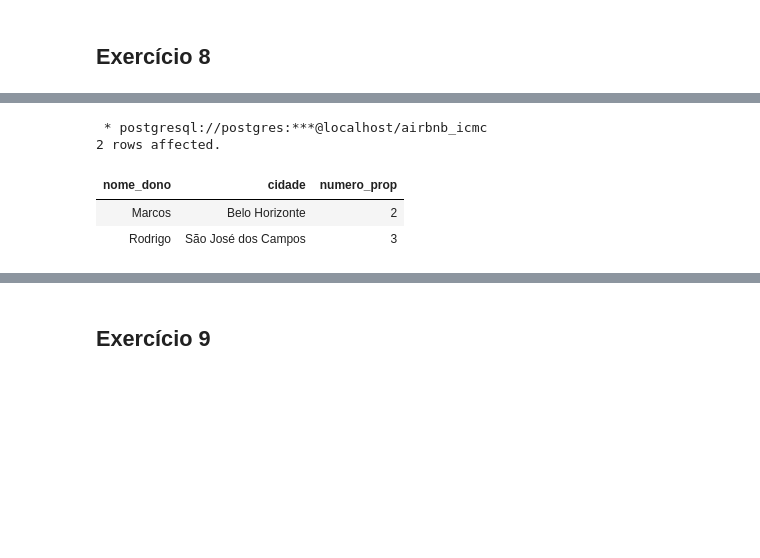
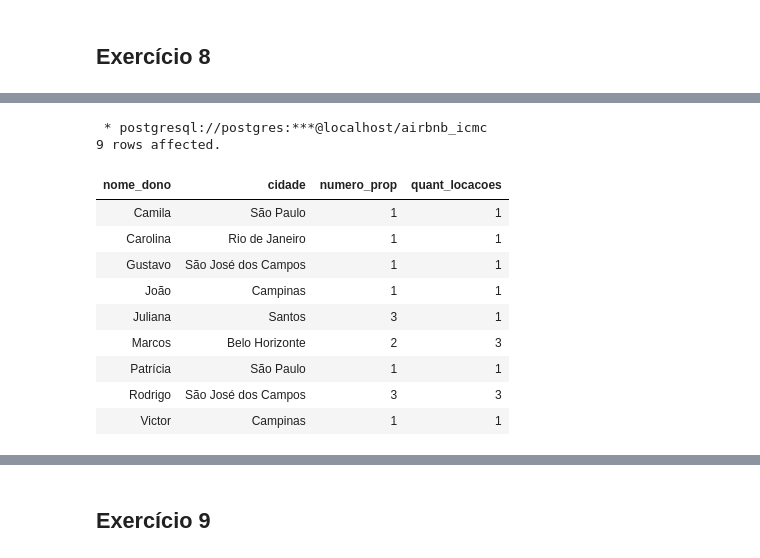
Before and after one commit to LeonardoIshida/airbnb-database-case-study, a Jupyter notebook: trabalho-1/5-10-consultas.ipynb, the cells around one changed output, grey strips where cells are left out. Drawn from its saved outputs; the diff is of its cells as text; code cells hidden in the pictures; blank space fills up the shorter version.

```diff
--- a/trabalho-1/5-10-consultas.ipynb
+++ b/trabalho-1/5-10-consultas.ipynb
@@ -124,19 +139,24 @@ HAVING COUNT(L.id) >= 3
 # %%
 %%sql
-SELECT nome_dono, U.cidade, numero_prop
-FROM
-    Reservar as R JOIN
-    Propriedade as P ON (R.id_prop = P.id) JOIN (
+SELECT nome_dono, U.cidade, numero_prop, COUNT(nome_dono) as quant_locacoes
+FROM Reservar as R JOIN
+     Propriedade as P ON (R.id_prop = P.id) JOIN (
         SELECT P.nome_dono, P.sobrenome_dono, P.num_tel_dono, COUNT(*) as numero_prop
             FROM Propriedade as P
             GROUP BY P.nome_dono, P.sobrenome_dono, P.num_tel_dono
     ) as quant_propriedades Using (nome_dono, sobrenome_dono, num_tel_dono) JOIN
-    Usuario as U ON (P.nome_dono, P.sobrenome_dono, P.num_tel_dono) = (U.nome, U.sobrenome, U.num_tel)
-    GROUP BY nome_dono, numero_prop, U.cidade
-    HAVING COUNT(R.id_prop) >= 3
+     Usuario as U ON (P.nome_dono, P.sobrenome_dono, P.num_tel_dono) = (U.nome, U.sobrenome, U.num_tel)
+     GROUP BY nome_dono, numero_prop, U.cidade
 # %% [output]
  * postgresql://postgres:***@localhost/airbnb_icmc
-2 rows affected.
+9 rows affected.
-| nome_dono | cidade | numero_prop |
-| Marcos | Belo Horizonte | 2 |
-| Rodrigo | São José dos Campos | 3 |
+| nome_dono | cidade | numero_prop | quant_locacoes |
+| Camila | São Paulo | 1 | 1 |
+| Carolina | Rio de Janeiro | 1 | 1 |
+| Gustavo | São José dos Campos | 1 | 1 |
+| João | Campinas | 1 | 1 |
+| Juliana | Santos | 3 | 1 |
+| Marcos | Belo Horizonte | 2 | 3 |
+| Patrícia | São Paulo | 1 | 1 |
+| Rodrigo | São José dos Campos | 3 | 3 |
+| Victor | Campinas | 1 | 1 |
```
Also changed, not shown: parts of 8 cells of this notebook, 2 other files.
